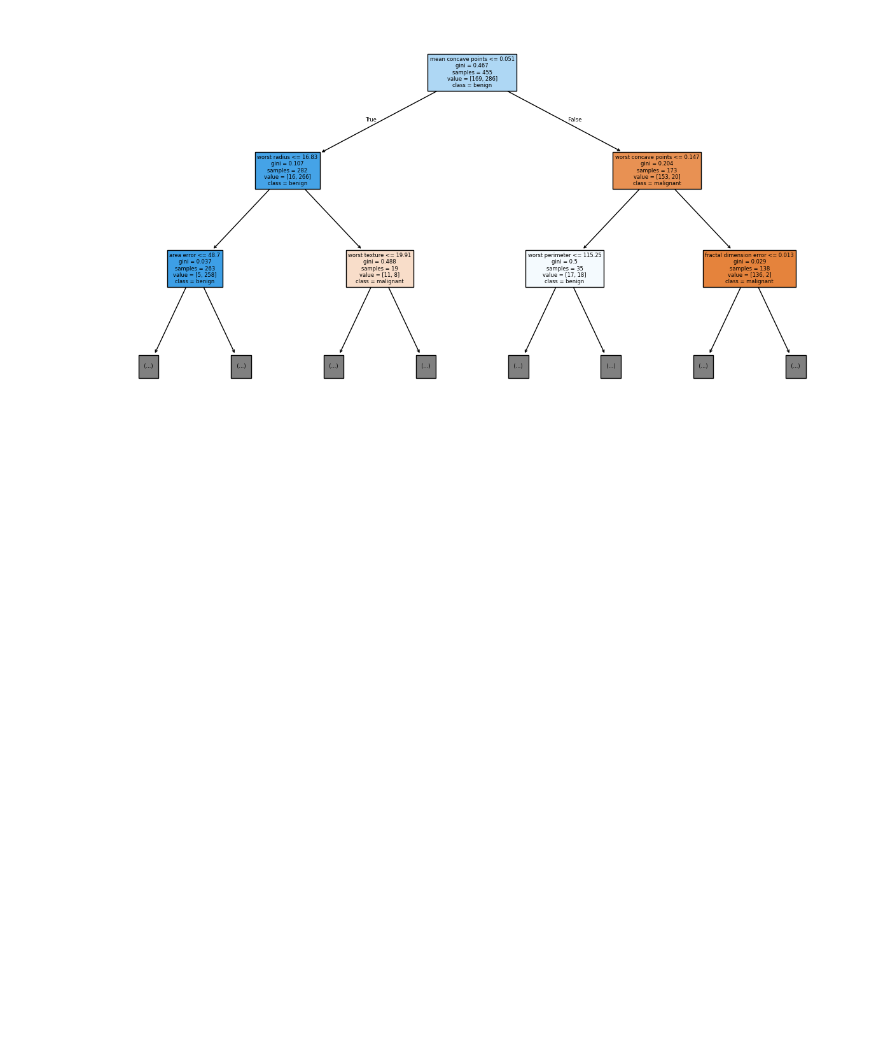
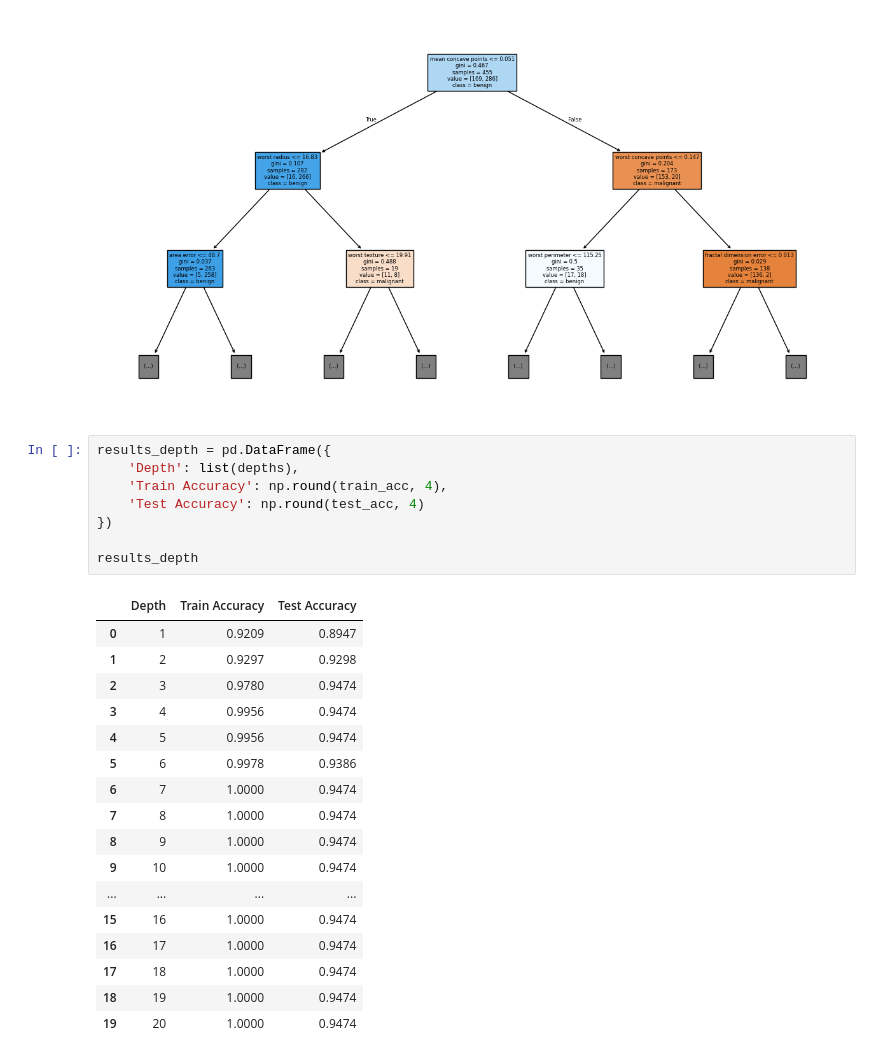
Before and after one commit to iMaIrsdyh/KarimahIrsyadiyah_2411533018_ML2526, a Jupyter notebook: PRAKTIKUM 6/DecisionTree.ipynb, the cells around one changed output. Drawn from its saved outputs; the diff is of its cells as text; blank space fills up the shorter version.

```diff
--- a/PRAKTIKUM 6/DecisionTree.ipynb
+++ b/PRAKTIKUM 6/DecisionTree.ipynb
@@ -78,3 +78,29 @@ plot_tree(
 plt.show()
 # %% [output]
 [figure]
+# %%
+results_depth = pd.DataFrame({
+    'Depth': list(depths),
+    'Train Accuracy': np.round(train_acc, 4),
+    'Test Accuracy': np.round(test_acc, 4)
+})
+
+results_depth
+# %% [output]
+|  | Depth | Train Accuracy | Test Accuracy |
+| 0 | 1 | 0.9209 | 0.8947 |
+| 1 | 2 | 0.9297 | 0.9298 |
+| 2 | 3 | 0.9780 | 0.9474 |
+| 3 | 4 | 0.9956 | 0.9474 |
+| 4 | 5 | 0.9956 | 0.9474 |
+| 5 | 6 | 0.9978 | 0.9386 |
+| 6 | 7 | 1.0000 | 0.9474 |
+| 7 | 8 | 1.0000 | 0.9474 |
+| 8 | 9 | 1.0000 | 0.9474 |
+| 9 | 10 | 1.0000 | 0.9474 |
+| ... | ... | ... | ... |
+| 15 | 16 | 1.0000 | 0.9474 |
+| 16 | 17 | 1.0000 | 0.9474 |
+| 17 | 18 | 1.0000 | 0.9474 |
+| 18 | 19 | 1.0000 | 0.9474 |
+| 19 | 20 | 1.0000 | 0.9474 |
```
Also changed, not shown: 8 other files.
